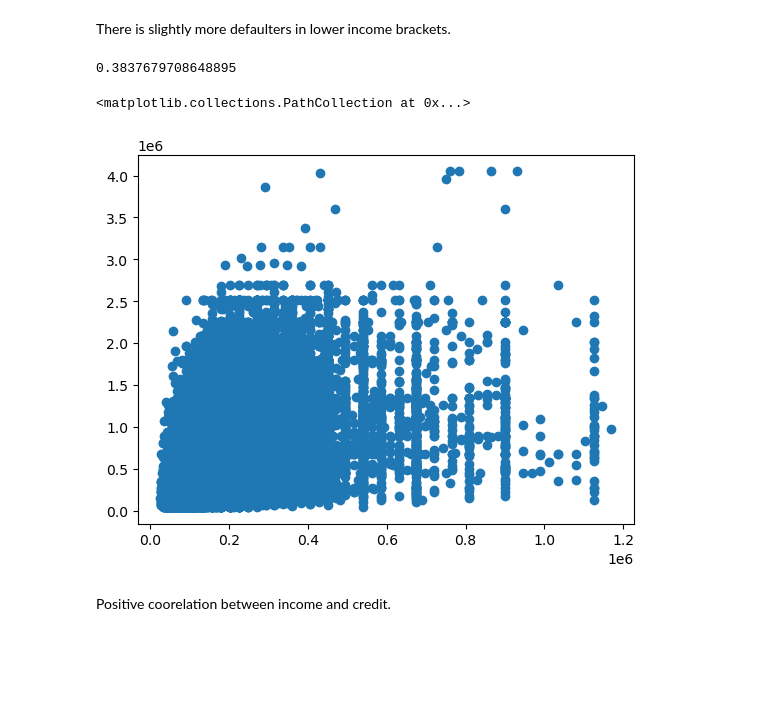
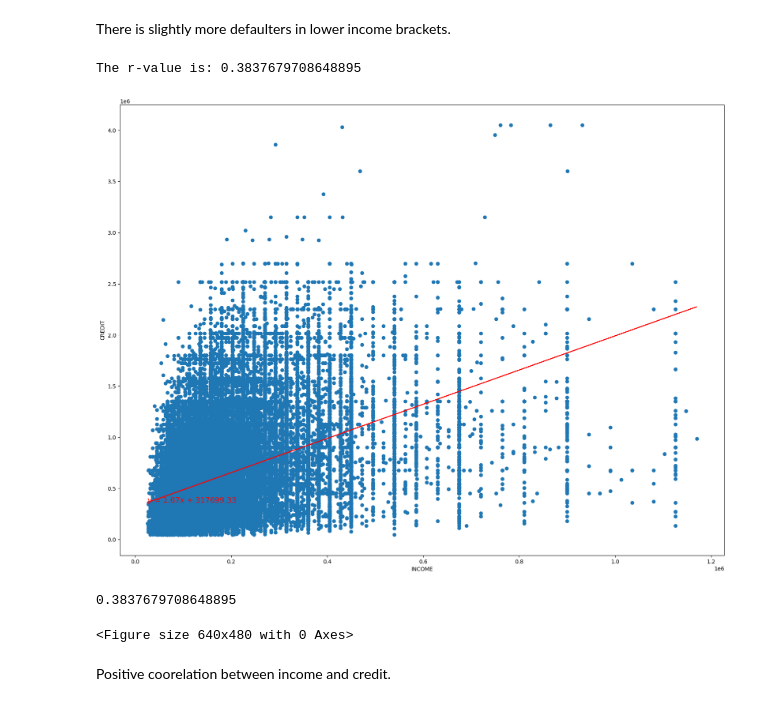
Before and after one commit to rwoodill/credit-card-defaulter-analysis, a Jupyter notebook: income.ipynb, the cells around one changed output. Drawn from its saved outputs; the diff is of its cells as text; code cells hidden in the pictures; blank space fills up the shorter version.

```diff
--- a/income.ipynb
+++ b/income.ipynb
@@ -43,17 +43,36 @@ plt.savefig('figures\\fig_income_nor.png')
 [figure]
 # %% [markdown]
 There is slightly more defaulters in lower income brackets.
-# %%
-#income_df = main_df[['AMT_CREDIT',"AMT_INCOME_TOTAL"]]
-#income_df = income_df[(np.abs(stats.zscore(income_df["AMT_INCOME_TOTAL"])) < 3)]
-#fig_icvomeVScredit = plt.scatter(income_df["AMT_INCOME_TOTAL"],income_df["AMT_CREDIT"])
-fig_icvomeVScredit = plt.scatter(main_df_NO_outlier["AMT_INCOME_TOTAL"],main_df_NO_outlier["AMT_CREDIT"])
-slope, intercept, r, p, std_err = stats.linregress(main_df_NO_outlier["AMT_INCOME_TOTAL"], main_df_NO_outlier["AMT_CREDIT"])
-print(r)
-fig_icvomeVScredit
-# %% [output]
-0.3837679708648895
-<matplotlib.collections.PathCollection at 0x...>
-[figure, removed]
+# %%
+#income_df = main_df[['AMT_CREDIT',"AMT_INCOME_TOTAL"]]
+#income_df = income_df[(np.abs(stats.zscore(income_df["AMT_INCOME_TOTAL"])) < 3)]
+#fig_icvomeVScredit = plt.scatter(income_df["AMT_INCOME_TOTAL"],income_df["AMT_CREDIT"])
+fig_icvomeVScredit = plt.figure(figsize=(20,15))
+x = main_df_NO_outlier["AMT_INCOME_TOTAL"]
+y = main_df_NO_outlier["AMT_CREDIT"]
+xlabel = 'INCOME'
+ylabel = 'CREDIT'
+# Define a function to create Linear Regression plots
+def linear_reg_plot(x,y,xlabel,ylabel):
+    (slope, intercept, rvalue, pvalue, stderr) = stats.linregress(x, y)
+    print(f"The r-value is: {rvalue}")
+    regress_values = x * slope + intercept
+    plt.scatter(x,y)
+    plt.plot(x,regress_values,color = 'r')
+    line_note = f"y = {str(round(slope,2))}x + {str(round(intercept,2))}"
+    plt.annotate(line_note,(min(x),min(regress_values)),color="red",fontsize=14)
+    plt.xlabel(xlabel)
+    plt.ylabel(ylabel)
+    plt.show()
+    name = xlabel + ylabel
+    plt.savefig(f'figures\{name}.png')
+linear_reg_plot(x,y,xlabel,ylabel)
+slope, intercept, r, p, std_err = stats.linregress(main_df_NO_outlier["AMT_INCOME_TOTAL"], main_df_NO_outlier["AMT_CREDIT"])
+print(r)
+# %% [output]
+The r-value is: 0.3837679708648895
+[figure, added]
+0.3837679708648895
+<Figure size 640x480 with 0 Axes>
 # %% [markdown]
 Positive coorelation between income and credit.
```
Also changed, not shown: 2 other files.
